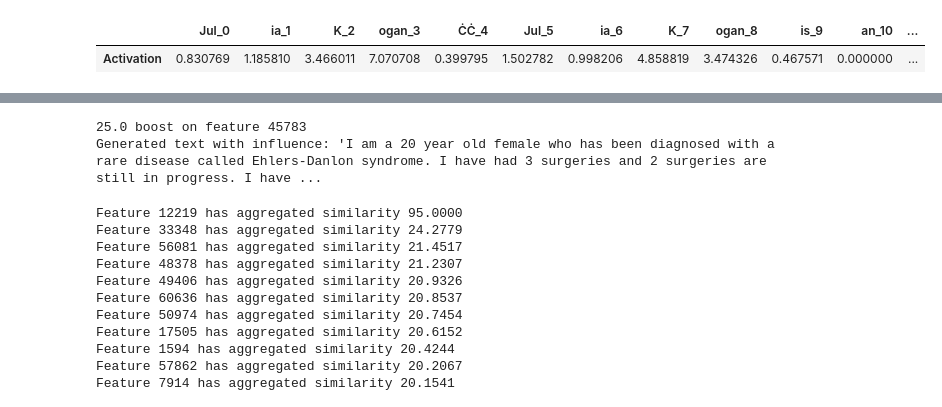
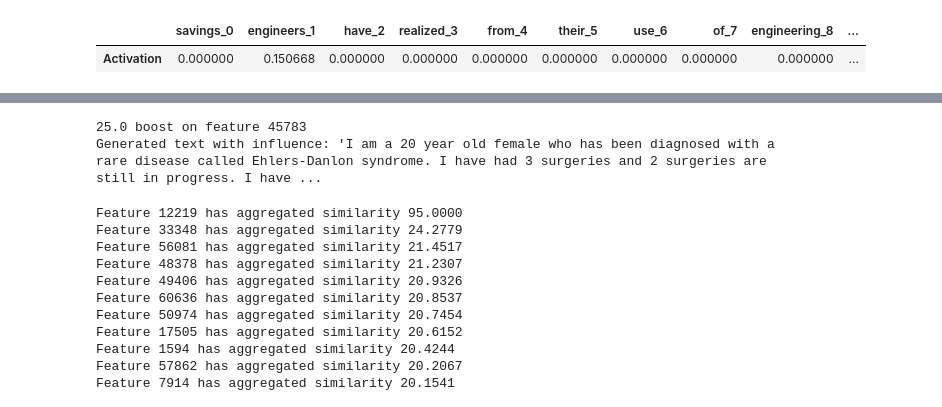
Before and after one commit to reedmayhew18/sae, a Jupyter notebook: src/main.ipynb, the cells around one changed output, grey strips where cells are left out. Cells and saved outputs as stored; diff of their text form; code cells hidden in the pictures.

```diff
--- a/src/main.ipynb
+++ b/src/main.ipynb
@@ -70,6 +76,6 @@ examples_plot_df(top_examples[58517][0]) # Plots the top example for feature 585
 # %%
-examples_plot_df_horizontal(top_examples[58517][0])
+examples_plot_df_horizontal(top_examples[53475][0])
 # %% [output]
-|  | Jul_0 | ia_1 | K_2 | ogan_3 | ĊĊ_4 | Jul_5 | ia_6 | K_7 | ogan_8 | is_9 | an_10 | ... |
-| Activation | 0.830769 | 1.185810 | 3.466011 | 7.070708 | 0.399795 | 1.502782 | 0.998206 | 4.858819 | 3.474326 | 0.467571 | 0.000000 | ... |
+|  | savings_0 | engineers_1 | have_2 | realized_3 | from_4 | their_5 | use_6 | of_7 | engineering_8 | ... |
+| Activation | 0.000000 | 0.150668 | 0.000000 | 0.000000 | 0.000000 | 0.000000 | 0.000000 | 0.000000 | 0.000000 | ... |
 # %%
```
Also changed, not shown: parts of 9 cells of this notebook, 3 other files.
